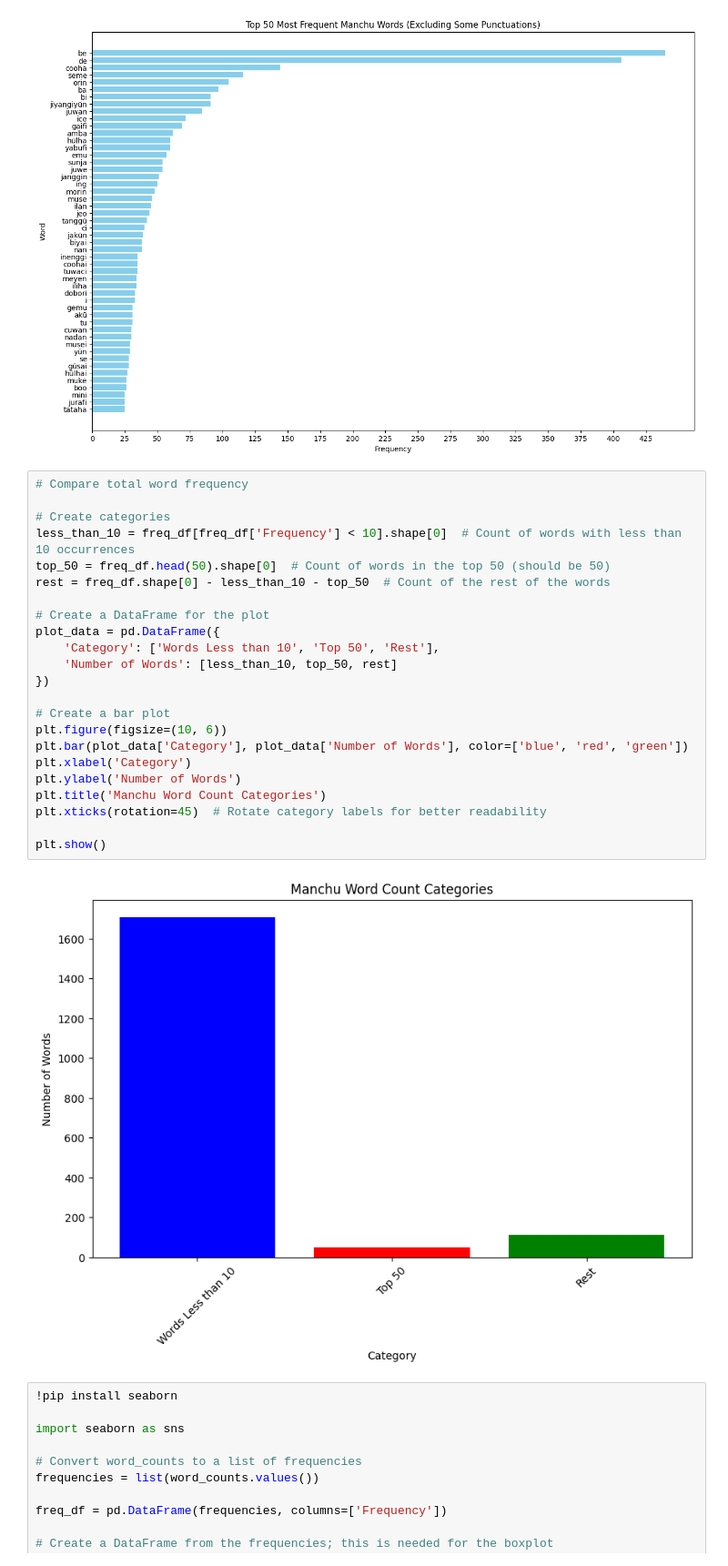
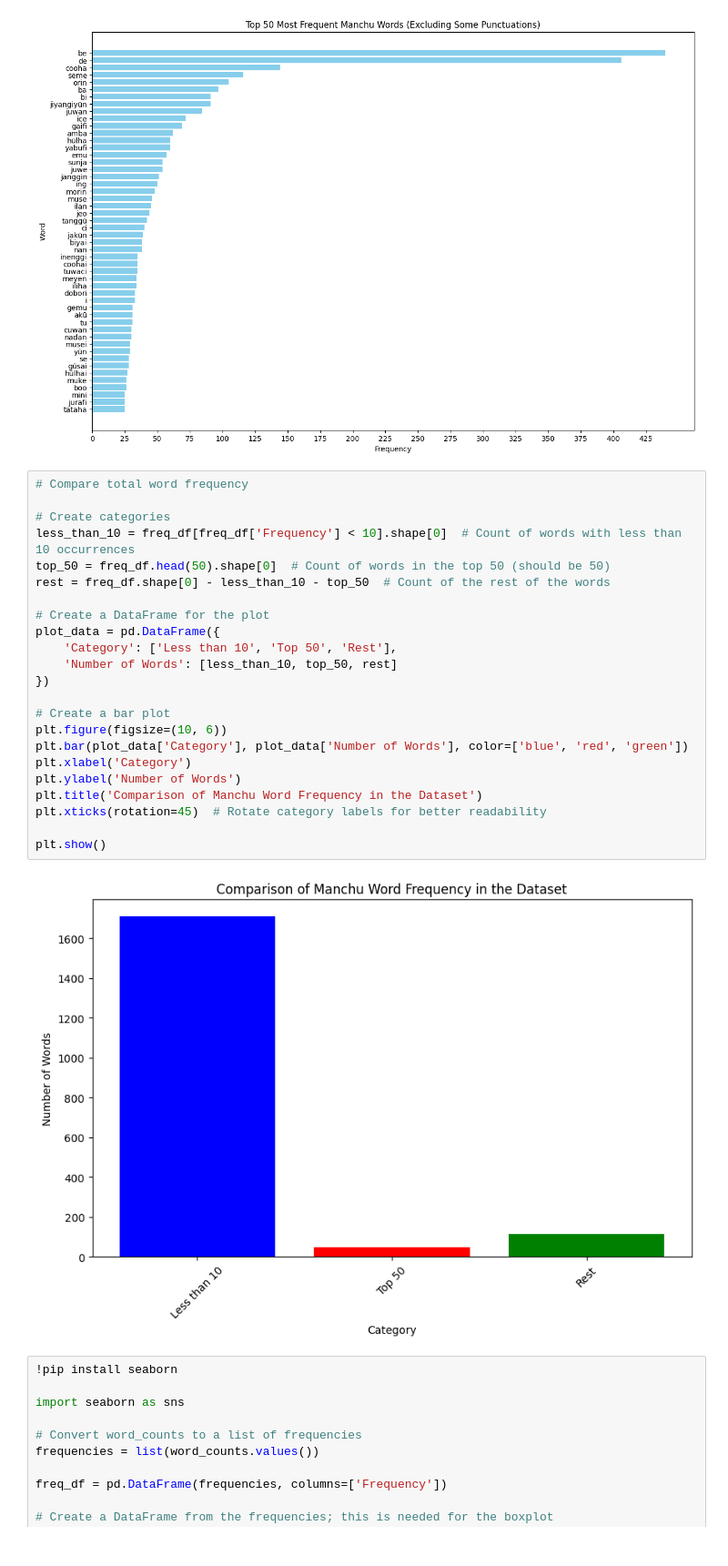
Before and after one commit to ulingga/Manchu-English_babyMT, a Jupyter notebook: Dataset_Visualisation.ipynb, the cells around one changed output. Shown at 91% size. Drawn from its saved outputs; the diff is of its cells as text.

```diff
--- a/Dataset_Visualisation.ipynb
+++ b/Dataset_Visualisation.ipynb
@@ -58,28 +58,28 @@ plt.show()
 # %%
 # Compare total word frequency
 
 # Create categories
 less_than_10 = freq_df[freq_df['Frequency'] < 10].shape[0]  # Count of words with less than 10 occurrences
 top_50 = freq_df.head(50).shape[0]  # Count of words in the top 50 (should be 50)
 rest = freq_df.shape[0] - less_than_10 - top_50  # Count of the rest of the words
 
 # Create a DataFrame for the plot
 plot_data = pd.DataFrame({
-    'Category': ['Words Less than 10', 'Top 50', 'Rest'],
+    'Category': ['Less than 10', 'Top 50', 'Rest'],
     'Number of Words': [less_than_10, top_50, rest]
 })
 
 # Create a bar plot
 plt.figure(figsize=(10, 6))
 plt.bar(plot_data['Category'], plot_data['Number of Words'], color=['blue', 'red', 'green'])
 plt.xlabel('Category')
 plt.ylabel('Number of Words')
-plt.title('Manchu Word Count Categories')
+plt.title('Comparison of Manchu Word Frequency in the Dataset')
 plt.xticks(rotation=45)  # Rotate category labels for better readability
 
 plt.show()
 # %% [output]
-[figure, old version]
+[figure, new version]
 # %%
 !pip install seaborn
 
```
